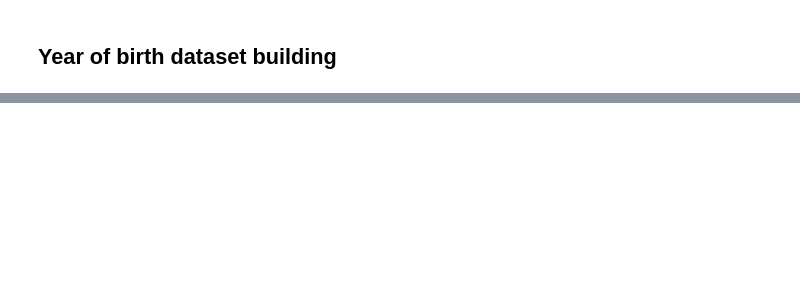
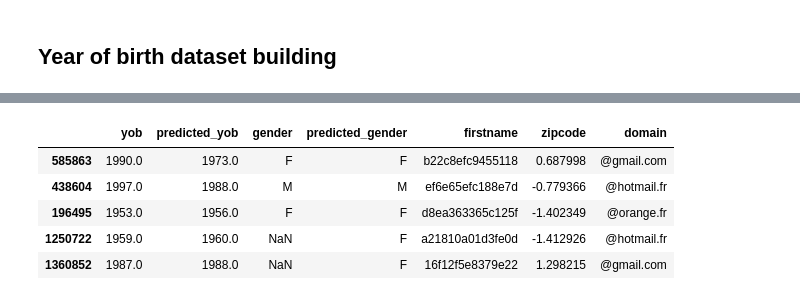
Before and after one commit to dorianb/socia-demo-missing-data, a Jupyter notebook: Socio-demo analysis.ipynb, the cells around one changed output, grey strips where cells are left out. Saved outputs shown, nothing was run; the diff lists cells and outputs as text; code cells hidden in the pictures; blank space fills up the shorter version.

```diff
--- a/Socio-demo analysis.ipynb
+++ b/Socio-demo analysis.ipynb
@@ -413,0 +502,10 @@ df["yob"] = (df["yob"] - mn) / (mx - mn) * (1 - 0.1) + 0.1
+# %%
+train_yob["predicted_yob"] = model_yob.predict(train_yob[features])
+val_yob["predicted_yob"] = model_yob.predict(val_yob[features])
+test_yob["predicted_yob"] = model_yob.predict(test_yob[features])
+# %%
+df_yob_gender = pd.concat([train_yob, val_yob, test_yob], axis=0)
+# %%
+df_yob_gender["predicted_gender"] = np.where(df_yob_gender["is_female_probability"] >= 0.5, 'F', 'M')
+# %%
+df_yob_gender["predicted_yob"] = df_yob_gender["predicted_yob"].round(0)
@@ -413,0 +514,9 @@ df["yob"] = (df["yob"] - mn) / (mx - mn) * (1 - 0.1) + 0.1
+# %%
+df_yob_gender[["yob", "predicted_yob", "gender", "predicted_gender", "firstname", "zipcode", "domain"]].head()
+# %% [output]
+|  | yob | predicted_yob | gender | predicted_gender | firstname | zipcode | domain |
+| 585863 | 1990.0 | 1973.0 | F | F | b22c8efc9455118 | 0.687998 | @gmail.com |
+| 438604 | 1997.0 | 1988.0 | M | M | ef6e65efc188e7d | -0.779366 | @hotmail.fr |
+| 196495 | 1953.0 | 1956.0 | F | F | d8ea363365c125f | -1.402349 | @orange.fr |
+| 1250722 | 1959.0 | 1960.0 | NaN | F | a21810a01d3fe0d | -1.412926 | @hotmail.fr |
+| 1360852 | 1987.0 | 1988.0 | NaN | F | 16f12f5e8379e22 | 1.298215 | @gmail.com |
```
Also changed, not shown: parts of 19 cells of this notebook, 7 other files.
